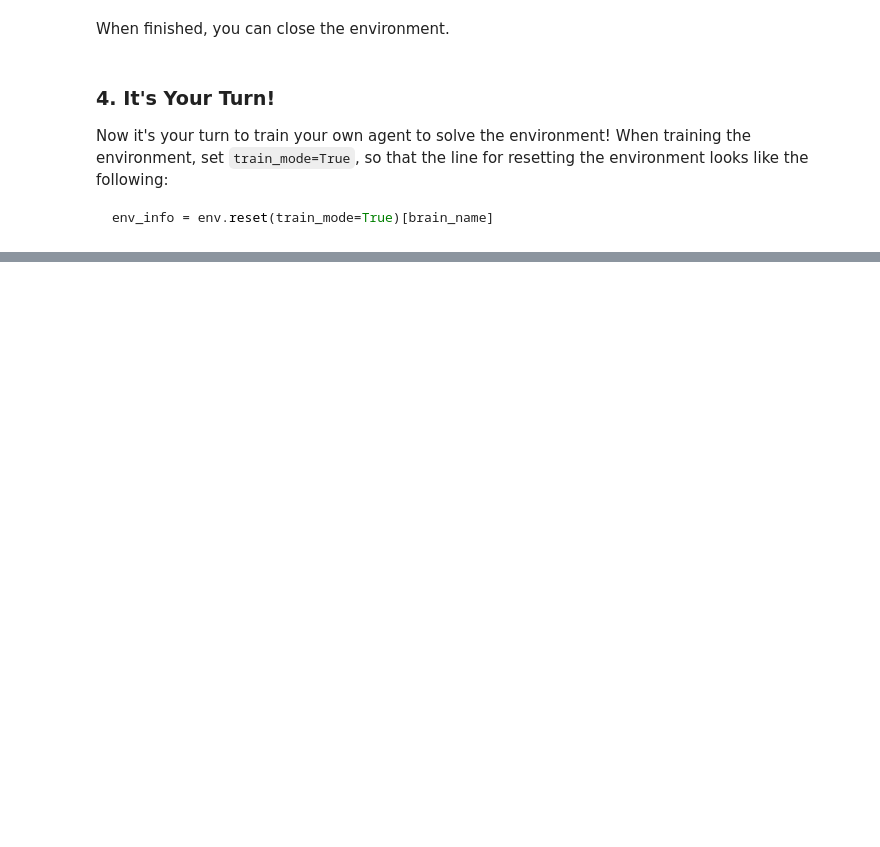
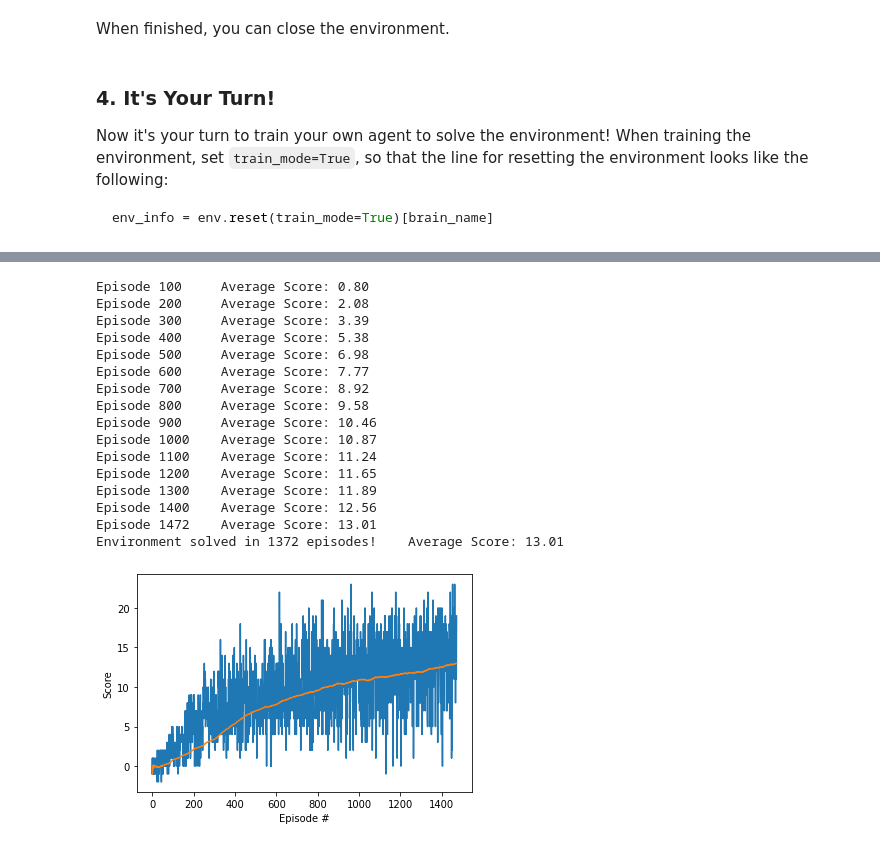
Before and after one commit to bfMendonca/deep-reinforcement-learning, a Jupyter notebook: p1_navigation/Navigation.ipynb, the cells around one changed output, grey strips where cells are left out. Drawn from its saved outputs; the diff is of its cells as text; code cells hidden in the pictures; blank space fills up the shorter version.

```diff
--- a/p1_navigation/Navigation.ipynb
+++ b/p1_navigation/Navigation.ipynb
@@ -418,0 +280,30 @@ Episode 1420    Average Score: 0.041
+# %%
+dueling_agent = Agent( state_size=state_size, action_size=action_size, seed=0, ddqn=False, dueling=True  )
+dueling_scores, dueling_scores_mean = dqn( dueling_agent, agent_name="duelling", n_episodes=n_episodes, max_t=max_t, eps_start=1.0, eps_end=0.01, eps_decay=0.995 )
+
+# plot the scores
+fig = plt.figure()
+ax = fig.add_subplot(111)
+plt.plot(np.arange(len(dueling_scores)), dueling_scores)
+plt.plot(np.arange(len(dueling_scores)), dueling_scores_mean)
+plt.ylabel('Score')
+plt.xlabel('Episode #')
+plt.show()
+# %% [output]
+Episode 100     Average Score: 0.80
+Episode 200     Average Score: 2.08
+Episode 300     Average Score: 3.39
+Episode 400     Average Score: 5.38
+Episode 500     Average Score: 6.98
+Episode 600     Average Score: 7.77
+Episode 700     Average Score: 8.92
+Episode 800     Average Score: 9.58
+Episode 900     Average Score: 10.46
+Episode 1000    Average Score: 10.87
+Episode 1100    Average Score: 11.24
+Episode 1200    Average Score: 11.65
+Episode 1300    Average Score: 11.89
+Episode 1400    Average Score: 12.56
+Episode 1472    Average Score: 13.01
+Environment solved in 1372 episodes!    Average Score: 13.01
+[figure, added]
```
Also changed, not shown: parts of 11 cells of this notebook, 6 other files.
